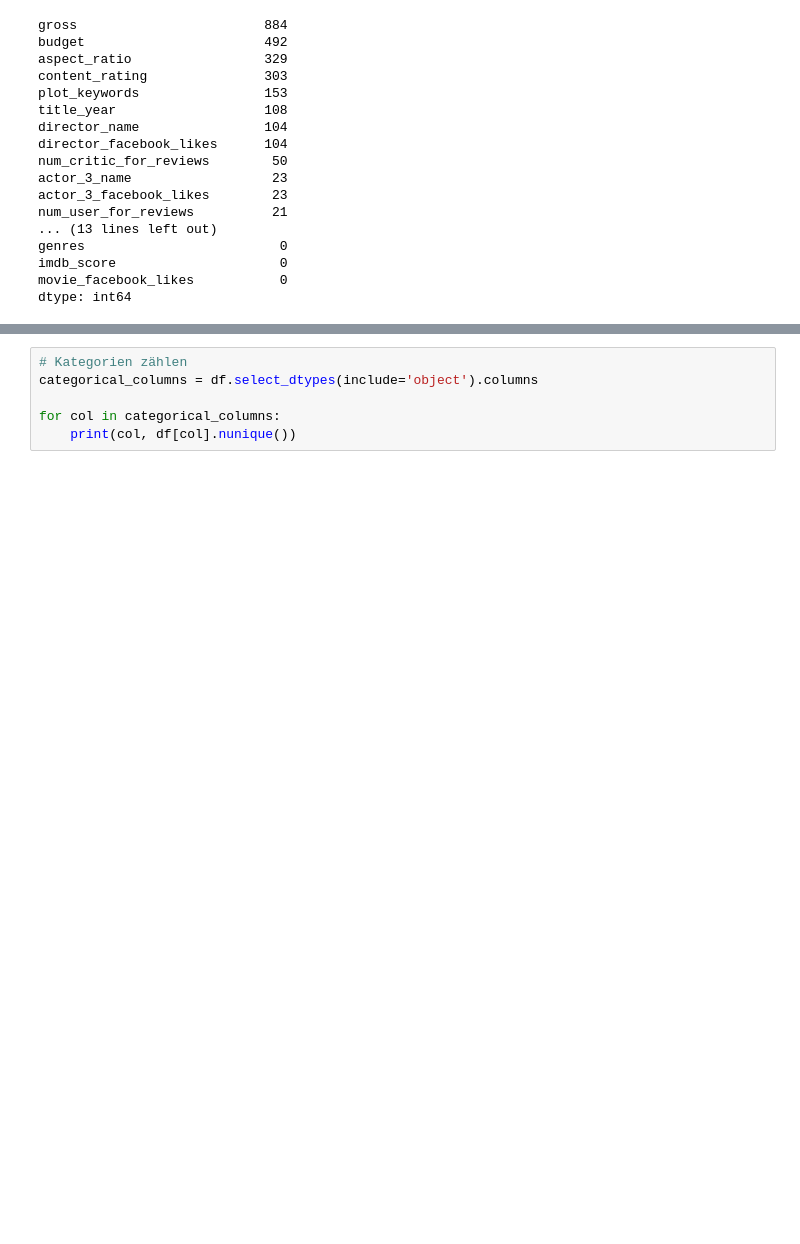
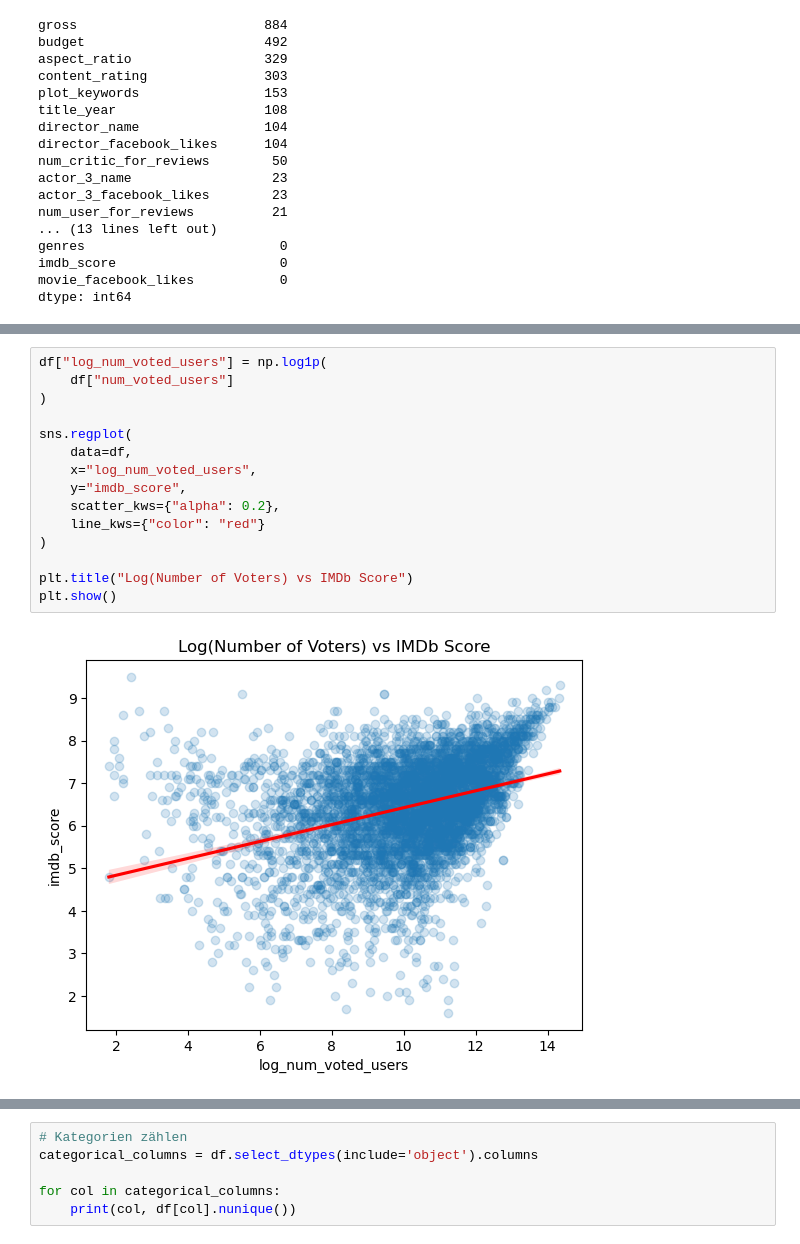
Before and after one commit to annayaroshenko505-ai/imdb_score_prediction, a Jupyter notebook: imdb_score_prediction.ipynb, the cells around one changed output, grey strips where cells are left out. Saved outputs shown, nothing was run; the diff lists cells and outputs as text; blank space fills up the shorter version.

```diff
--- a/imdb_score_prediction.ipynb
+++ b/imdb_score_prediction.ipynb
@@ -114,0 +169,17 @@ sns.heatmap(df.corr(numeric_only=True))
+# %%
+df["log_num_voted_users"] = np.log1p(
+    df["num_voted_users"]
+)
+
+sns.regplot(
+    data=df,
+    x="log_num_voted_users",
+    y="imdb_score",
+    scatter_kws={"alpha": 0.2},
+    line_kws={"color": "red"}
+)
+
+plt.title("Log(Number of Voters) vs IMDb Score")
+plt.show()
+# %% [output]
+[figure, added]
```
Also changed, not shown: parts of 10 cells of this notebook.
